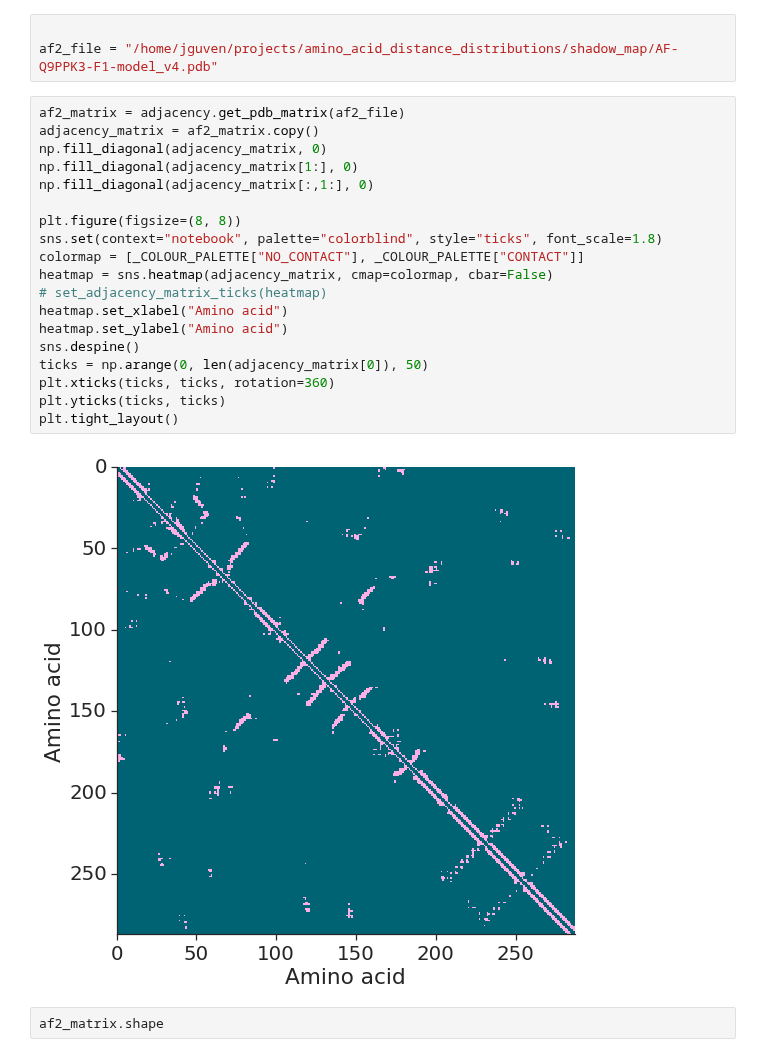
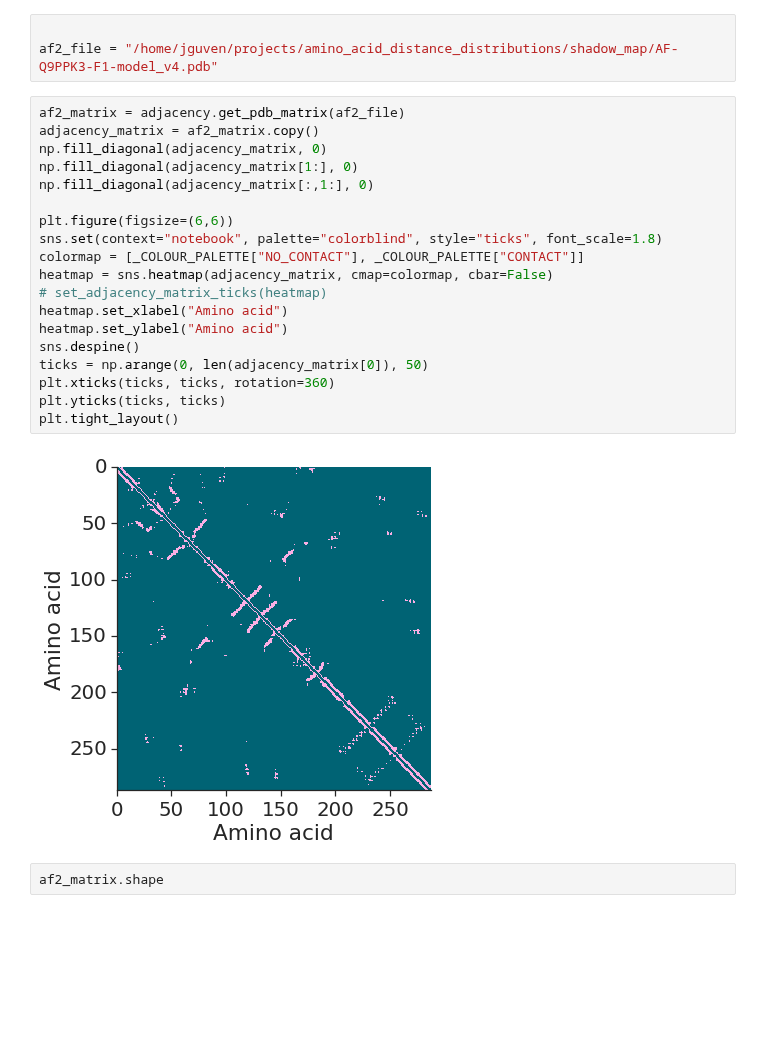
Before and after one commit to meyresearch/amino_acid_distance_distributions, a Jupyter notebook: scripts/shadow.ipynb, the cells around one changed output. Cells and saved outputs as stored; diff of their text form; blank space fills up the shorter version.

```diff
--- a/scripts/shadow.ipynb
+++ b/scripts/shadow.ipynb
@@ -100,24 +100,24 @@ af2_file = "/home/jguven/projects/amino_acid_distance_distributions/shadow_map/A
 # %%
 af2_matrix = adjacency.get_pdb_matrix(af2_file)
 adjacency_matrix = af2_matrix.copy()
 np.fill_diagonal(adjacency_matrix, 0)
 np.fill_diagonal(adjacency_matrix[1:], 0)
 np.fill_diagonal(adjacency_matrix[:,1:], 0)
 
-plt.figure(figsize=(8, 8))
+plt.figure(figsize=(6,6))
 sns.set(context="notebook", palette="colorblind", style="ticks", font_scale=1.8)
 colormap = [_COLOUR_PALETTE["NO_CONTACT"], _COLOUR_PALETTE["CONTACT"]]
 heatmap = sns.heatmap(adjacency_matrix, cmap=colormap, cbar=False)
 # set_adjacency_matrix_ticks(heatmap)
 heatmap.set_xlabel("Amino acid")
 heatmap.set_ylabel("Amino acid")
 sns.despine()
 ticks = np.arange(0, len(adjacency_matrix[0]), 50)
 plt.xticks(ticks, ticks, rotation=360)
 plt.yticks(ticks, ticks)
 plt.tight_layout()
 # %% [output]
-[figure, old version]
+[figure, new version]
 # %%
 af2_matrix.shape
 # %% [output]
```
Also changed, not shown: parts of 1 cell of this notebook, 3 other files.
